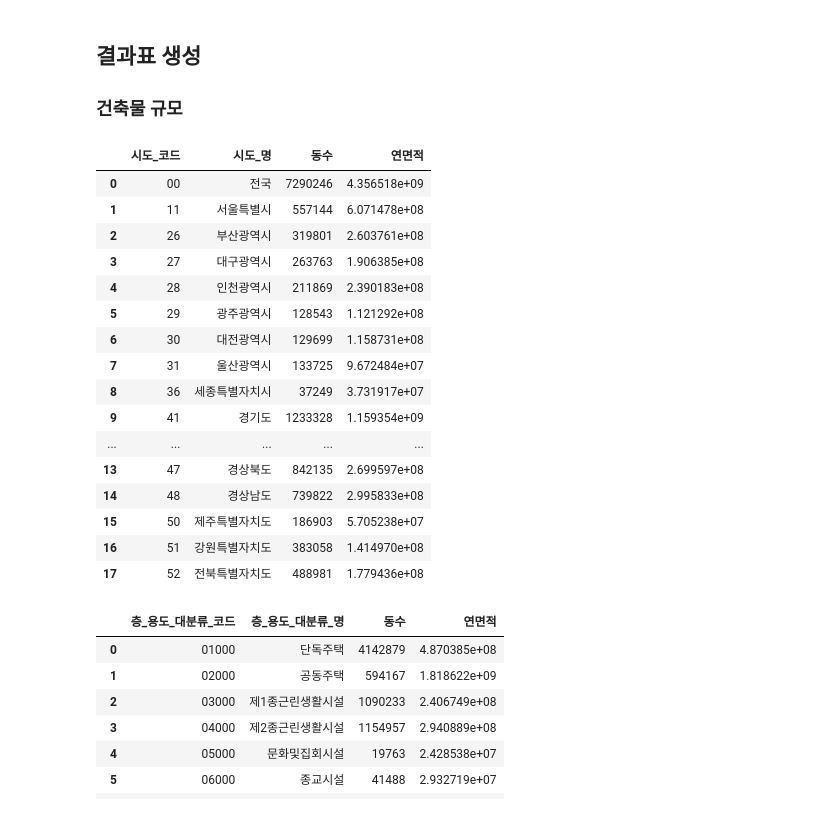
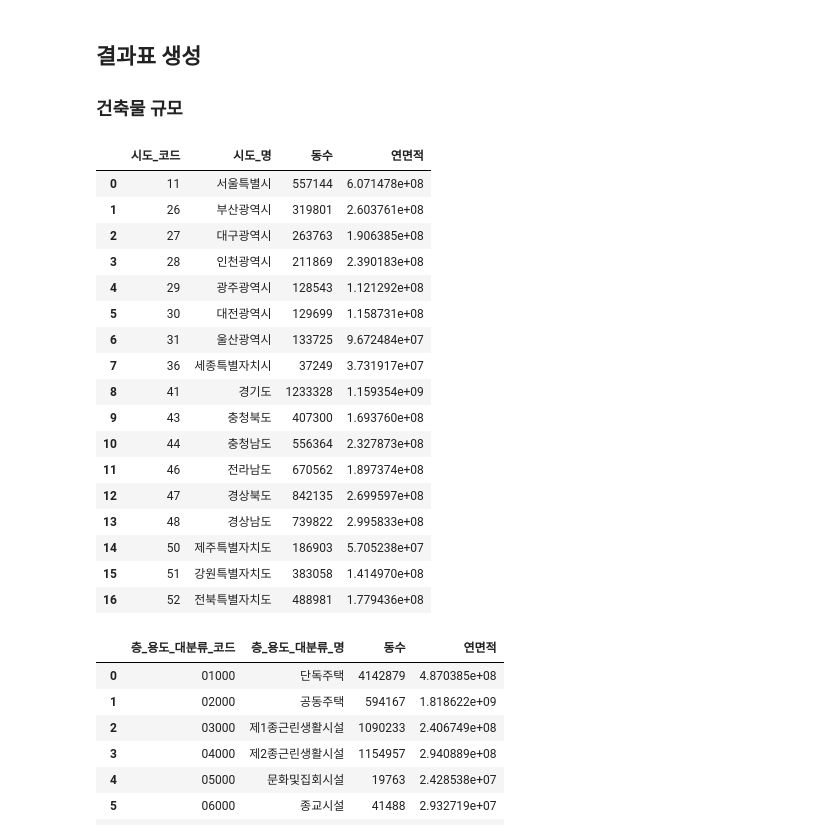
Before and after one commit to esnahn/quacklytics, a Jupyter notebook: notebooks/hub_건축물대장_econvalue_print tables.ipynb, the cells around one changed output. Saved outputs shown, nothing was run; the diff lists cells and outputs as text; code cells hidden in the pictures.

```diff
--- a/notebooks/hub_건축물대장_econvalue_print tables.ipynb
+++ b/notebooks/hub_건축물대장_econvalue_print tables.ipynb
@@ -430,49 +420,55 @@ print(f"{sum_잔존재조달원가:,.0f}")
 # %%
 # 시도별 동수, 연면적
 query = """
 SELECT *
 FROM (
     SELECT
         시도_코드,
         시도_명,
         COUNT(DISTINCT 관리_건축물대장_PK) AS 동수,
         SUM(층_면적) AS 연면적
     FROM result4
     GROUP BY 시도_코드, 시도_명
 
-    UNION ALL
-
-    SELECT
-        '00' AS 시도_코드,
-        '전국' AS 시도_명,
-        COUNT(DISTINCT 관리_건축물대장_PK) AS 동수,
-        SUM(층_면적) AS 연면적
-    FROM result4
+    -- UNION ALL
+    --
+    -- SELECT
+    --     '00' AS 시도_코드,
+    --     '전국' AS 시도_명,
+    --     COUNT(DISTINCT 관리_건축물대장_PK) AS 동수,
+    --     SUM(층_면적) AS 연면적
+    -- FROM result4
 )
 ORDER BY
     시도_코드;
 """
 df = con.sql(query).df()
 display(df)
-df.to_csv(path_to / "동수_연면적_시도별.csv", index=False, encoding="utf-8-sig")
+df.to_csv(
+    path_to / "동수_연면적_시도별.csv",
+    float_format="%.14g",  # 부동소수점 오류 방지 위하여 유효숫자 설정
+    index=False,
+    encoding="utf-8-sig",
+)
 # %% [output]
 |  | 시도_코드 | 시도_명 | 동수 | 연면적 |
-| 0 | 00 | 전국 | 7290246 | 4.356518e+09 |
-| 1 | 11 | 서울특별시 | 557144 | 6.071478e+08 |
-| 2 | 26 | 부산광역시 | 319801 | 2.603761e+08 |
-| 3 | 27 | 대구광역시 | 263763 | 1.906385e+08 |
-| 4 | 28 | 인천광역시 | 211869 | 2.390183e+08 |
-| 5 | 29 | 광주광역시 | 128543 | 1.121292e+08 |
-| 6 | 30 | 대전광역시 | 129699 | 1.158731e+08 |
-| 7 | 31 | 울산광역시 | 133725 | 9.672484e+07 |
-| 8 | 36 | 세종특별자치시 | 37249 | 3.731917e+07 |
-| 9 | 41 | 경기도 | 1233328 | 1.159354e+09 |
-| ... | ... | ... | ... | ... |
-| 13 | 47 | 경상북도 | 842135 | 2.699597e+08 |
-| 14 | 48 | 경상남도 | 739822 | 2.995833e+08 |
-| 15 | 50 | 제주특별자치도 | 186903 | 5.705238e+07 |
-| 16 | 51 | 강원특별자치도 | 383058 | 1.414970e+08 |
-| 17 | 52 | 전북특별자치도 | 488981 | 1.779436e+08 |
+| 0 | 11 | 서울특별시 | 557144 | 6.071478e+08 |
+| 1 | 26 | 부산광역시 | 319801 | 2.603761e+08 |
+| 2 | 27 | 대구광역시 | 263763 | 1.906385e+08 |
+| 3 | 28 | 인천광역시 | 211869 | 2.390183e+08 |
+| 4 | 29 | 광주광역시 | 128543 | 1.121292e+08 |
+| 5 | 30 | 대전광역시 | 129699 | 1.158731e+08 |
+| 6 | 31 | 울산광역시 | 133725 | 9.672484e+07 |
+| 7 | 36 | 세종특별자치시 | 37249 | 3.731917e+07 |
+| 8 | 41 | 경기도 | 1233328 | 1.159354e+09 |
+| 9 | 43 | 충청북도 | 407300 | 1.693760e+08 |
+| 10 | 44 | 충청남도 | 556364 | 2.327873e+08 |
+| 11 | 46 | 전라남도 | 670562 | 1.897374e+08 |
+| 12 | 47 | 경상북도 | 842135 | 2.699597e+08 |
+| 13 | 48 | 경상남도 | 739822 | 2.995833e+08 |
+| 14 | 50 | 제주특별자치도 | 186903 | 5.705238e+07 |
+| 15 | 51 | 강원특별자치도 | 383058 | 1.414970e+08 |
+| 16 | 52 | 전북특별자치도 | 488981 | 1.779436e+08 |
 # %%
 # 용도별 동수, 연면적
 query = """
```
Also changed, not shown: parts of 15 cells of this notebook, 5 other files.
